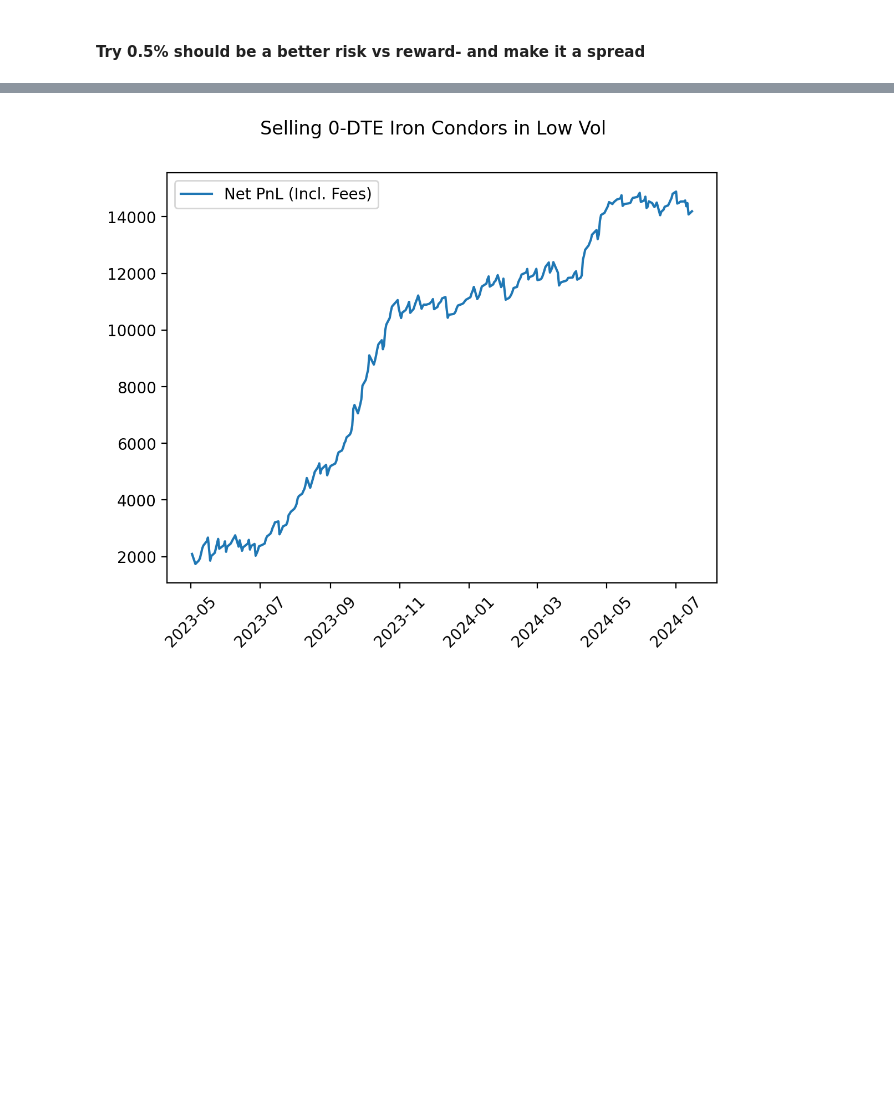
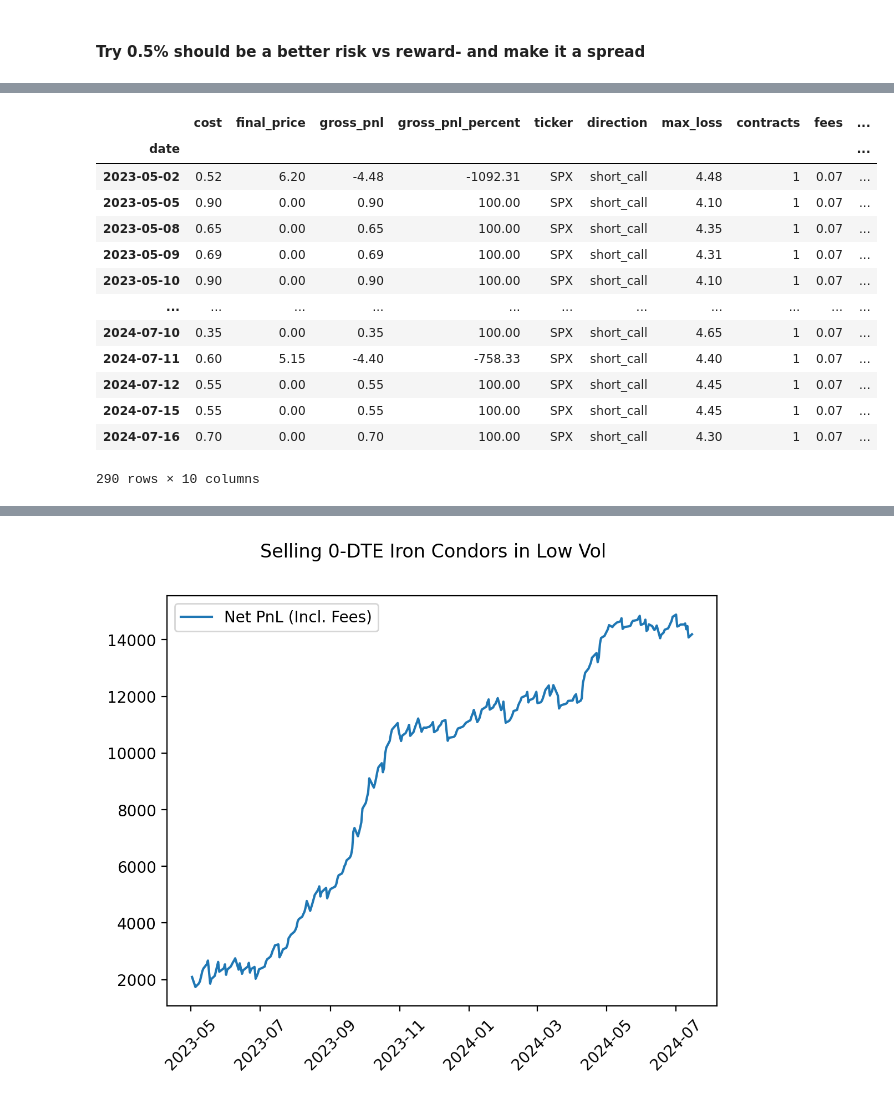
Before and after one commit to danbuchnat/finance-mess-around, a Jupyter notebook: jaijun_spx_strat.ipynb, the cells around one changed output, grey strips where cells are left out. Cells and saved outputs as stored; diff of their text form; code cells hidden in the pictures; blank space fills up the shorter version.

```diff
--- a/jaijun_spx_strat.ipynb
+++ b/jaijun_spx_strat.ipynb
@@ -274,13 +331,26 @@ for date in low_vix_dates:
 # %%
-all_trades = pd.concat(trade_list).drop_duplicates("date").set_index("date")
-all_trades.index = pd.to_datetime(all_trades.index).tz_localize("America/New_York")
+all_short_puts = pd.concat(short_put_list).drop_duplicates("date").set_index("date")
+all_short_puts["max_loss"] = (5 - all_short_puts["cost"])
+all_short_puts['gross_pnl'] = all_short_puts.apply(lambda row: row['max_loss']*-1 if (row['gross_pnl'] < row['max_loss']*-1) else row["gross_pnl"], axis=1)
 
-all_trades["max_loss"] = (5 - all_trades["cost"])
-all_trades['gross_pnl'] = all_trades.apply(lambda row: row['max_loss']*-1 if (row['gross_pnl'] < row['max_loss']*-1) else row["gross_pnl"], axis=1)
-
-all_trades["contracts"] = (5 / all_trades["max_loss"]).astype(int)
-all_trades["max_loss"] = (all_trades["max_loss"]) * all_trades["contracts"]
-all_trades["fees"] = all_trades["contracts"] * .07
-all_trades["net_pnl"] = (all_trades["gross_pnl"] * all_trades["contracts"]) - all_trades["fees"]
-
-all_trades["net_capital"] = 2000 + (all_trades["net_pnl"]*100).cumsum()
+all_short_puts["contracts"] = (5 / all_short_puts["max_loss"]).astype(int)
+all_short_puts["max_loss"] = (all_short_puts["max_loss"]) * all_short_puts["contracts"]
+all_short_puts["fees"] = all_short_puts["contracts"] * .07
+all_short_puts["net_pnl"] = (all_short_puts["gross_pnl"] * all_short_puts["contracts"]) - all_short_puts["fees"]
+all_short_puts
+all_short_puts
+# %% [output]
+|  | cost | final_price | gross_pnl | gross_pnl_percent | ticker | direction | max_loss | contracts | fees | ... |
+| date |  |  |  |  |  |  |  |  |  | ... |
+| 2023-05-02 | 0.52 | 6.20 | -4.48 | -1092.31 | SPX | short_call | 4.48 | 1 | 0.07 | ... |
+| 2023-05-05 | 0.90 | 0.00 | 0.90 | 100.00 | SPX | short_call | 4.10 | 1 | 0.07 | ... |
+| 2023-05-08 | 0.65 | 0.00 | 0.65 | 100.00 | SPX | short_call | 4.35 | 1 | 0.07 | ... |
+| 2023-05-09 | 0.69 | 0.00 | 0.69 | 100.00 | SPX | short_call | 4.31 | 1 | 0.07 | ... |
+| 2023-05-10 | 0.90 | 0.00 | 0.90 | 100.00 | SPX | short_call | 4.10 | 1 | 0.07 | ... |
+| ... | ... | ... | ... | ... | ... | ... | ... | ... | ... | ... |
+| 2024-07-10 | 0.35 | 0.00 | 0.35 | 100.00 | SPX | short_call | 4.65 | 1 | 0.07 | ... |
+| 2024-07-11 | 0.60 | 5.15 | -4.40 | -758.33 | SPX | short_call | 4.40 | 1 | 0.07 | ... |
+| 2024-07-12 | 0.55 | 0.00 | 0.55 | 100.00 | SPX | short_call | 4.45 | 1 | 0.07 | ... |
+| 2024-07-15 | 0.55 | 0.00 | 0.55 | 100.00 | SPX | short_call | 4.45 | 1 | 0.07 | ... |
+| 2024-07-16 | 0.70 | 0.00 | 0.70 | 100.00 | SPX | short_call | 4.30 | 1 | 0.07 | ... |
+290 rows × 10 columns
```
Also changed, not shown: parts of 16 cells of this notebook.
